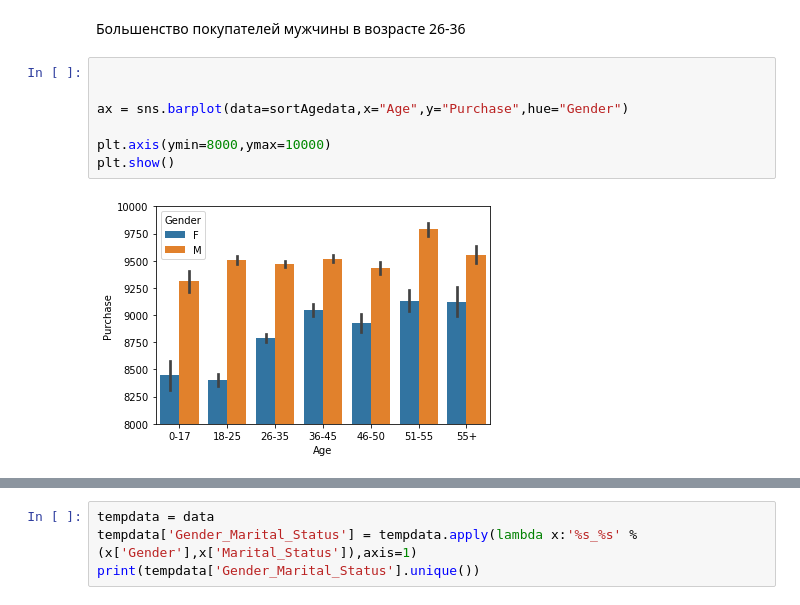
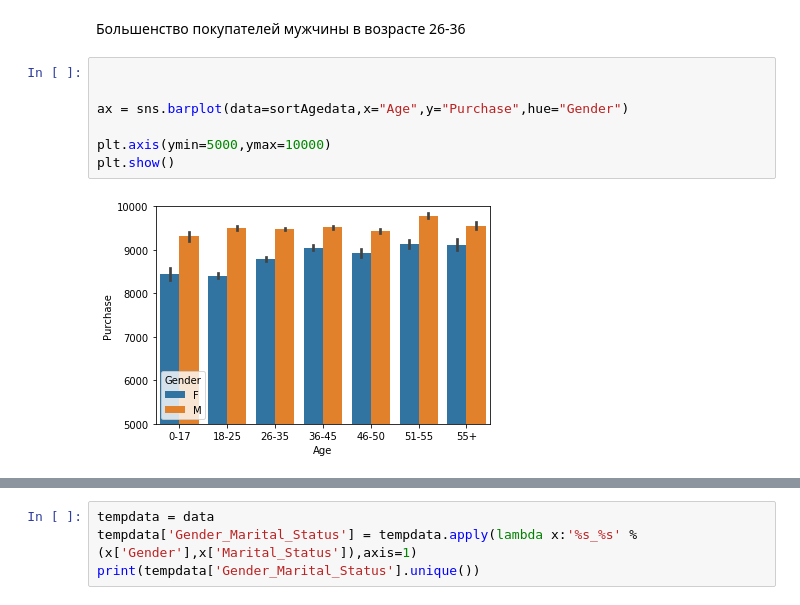
Before and after one commit to IlyaChr/ods2018, a Jupyter notebook: black-friday/BlackFriday.ipynb, the cells around one changed output, grey strips where cells are left out. Drawn from its saved outputs; the diff is of its cells as text.

```diff
--- a/black-friday/BlackFriday.ipynb
+++ b/black-friday/BlackFriday.ipynb
@@ -117,9 +117,9 @@ sns.countplot(data['Age'])
 # %%
 
 
 ax = sns.barplot(data=sortAgedata,x="Age",y="Purchase",hue="Gender")
 
-plt.axis(ymin=8000,ymax=10000)
+plt.axis(ymin=5000,ymax=10000)
 plt.show()
 # %% [output]
-[figure, old version]
+[figure, new version]
```
Also changed, not shown: parts of 3 cells of this notebook, 1 other file.
